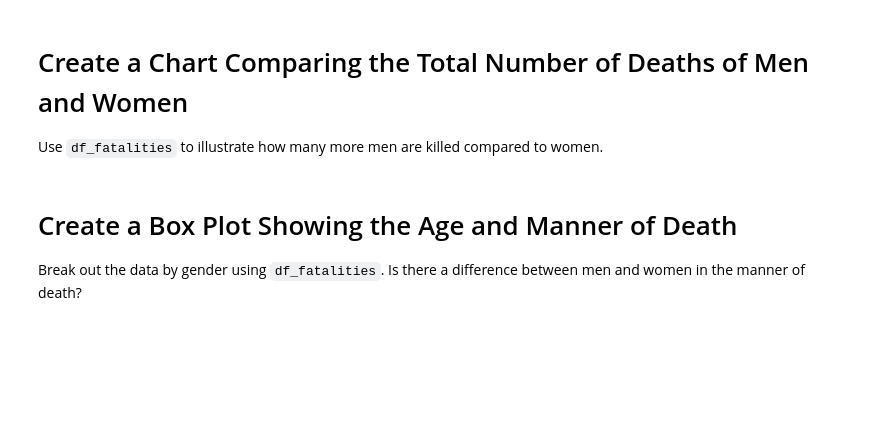
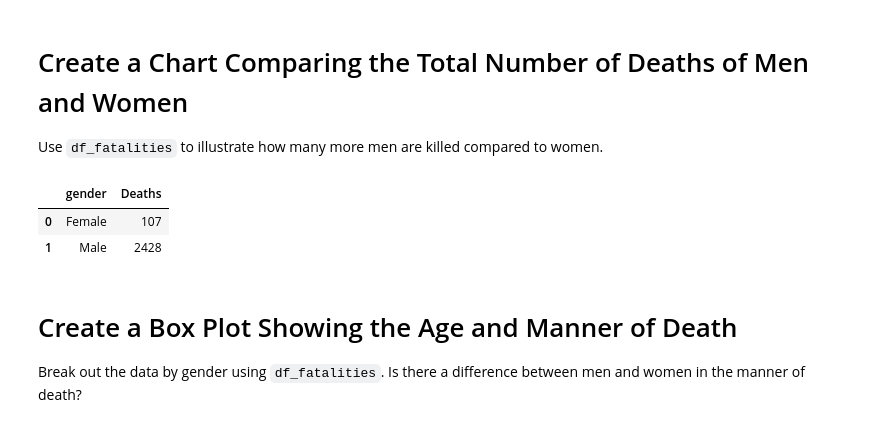
Before and after one commit to Terrance-Nightingale/police-deaths-analysis, a Jupyter notebook: Fatal_Force.ipynb, the cells around one changed output. Saved outputs shown, nothing was run; the diff lists cells and outputs as text; code cells hidden in the pictures; blank space fills up the shorter version.

```diff
--- a/Fatal_Force.ipynb
+++ b/Fatal_Force.ipynb
@@ -300,3 +329,10 @@ death_pie.show()
 # Create a Chart Comparing the Total Number of Deaths of Men and Women
 
 Use `df_fatalities` to illustrate how many more men are killed compared to women.
+# %%
+gender_deaths = df_fatalities.groupby('gender', as_index=False).agg(Deaths=('gender', 'count'))
+gender_deaths
+# %% [output]
+|  | gender | Deaths |
+| 0 | Female | 107 |
+| 1 | Male | 2428 |
```
Also changed, not shown: parts of 15 cells of this notebook.
